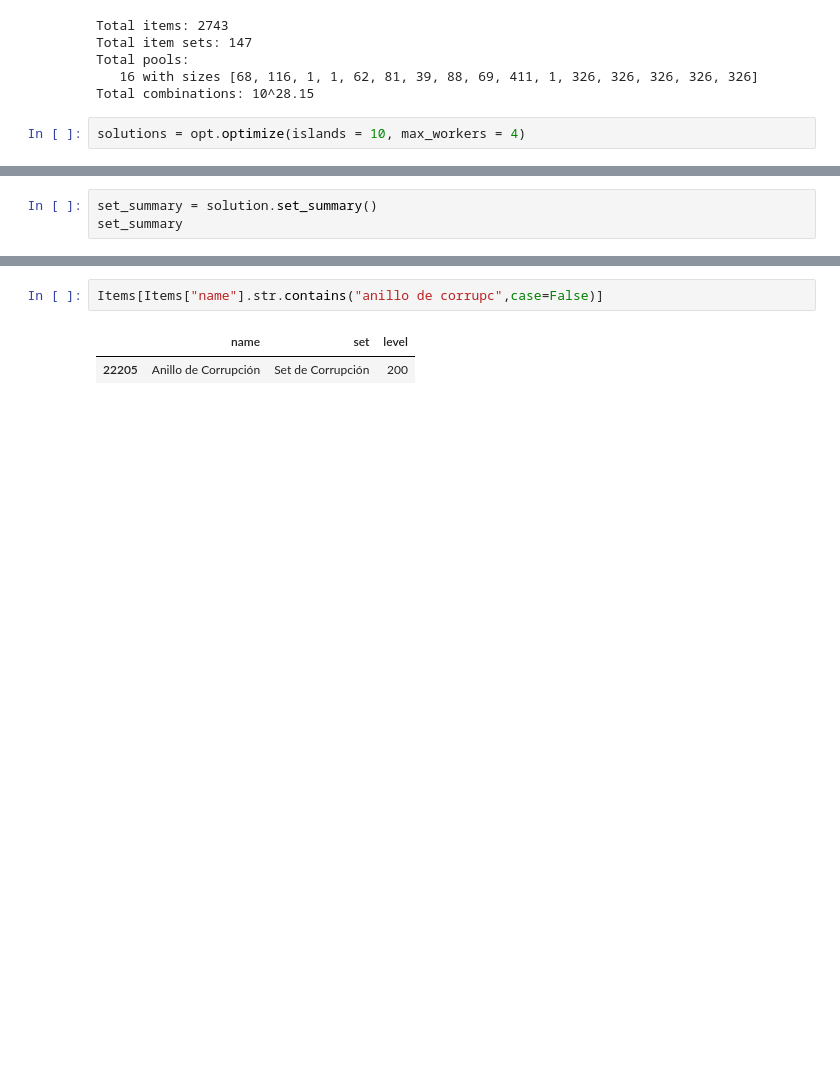
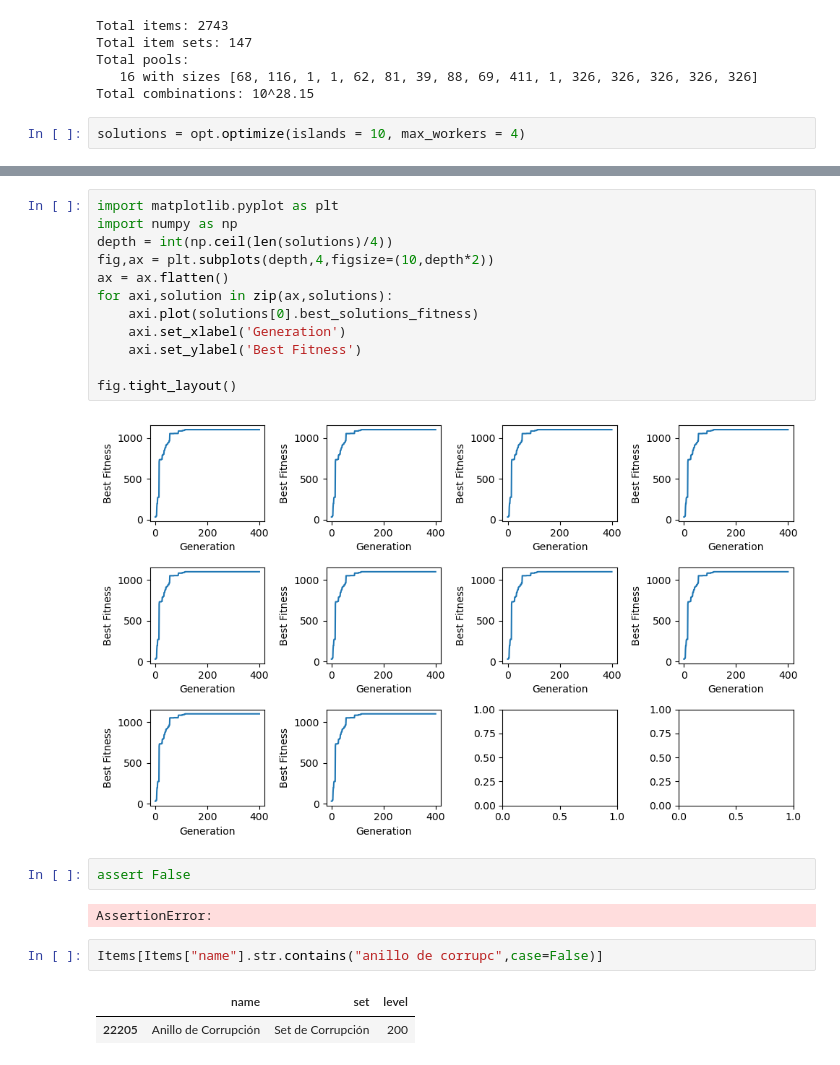
Before and after one commit to jdtibochab/dofus-set-optimizer, a Jupyter notebook: Optimize-Osa.ipynb, the cells around one changed output, grey strips where cells are left out. Saved outputs shown, nothing was run; the diff lists cells and outputs as text; blank space fills up the shorter version.

```diff
--- a/Optimize-Osa.ipynb
+++ b/Optimize-Osa.ipynb
@@ -225,3 +202,0 @@ solution.totals_summary(effect_descriptions).sort_values("description",ascending
-# %%
-set_summary = solution.set_summary()
-set_summary
@@ -258,3 +347,21 @@ AssertionError:
+# %%
+import matplotlib.pyplot as plt
+import numpy as np
+depth = int(np.ceil(len(solutions)/4))
+fig,ax = plt.subplots(depth,4,figsize=(10,depth*2))
+ax = ax.flatten()
+for axi,solution in zip(ax,solutions):
+    axi.plot(solutions[0].best_solutions_fitness)
+    axi.set_xlabel('Generation')
+    axi.set_ylabel('Best Fitness')
+
+fig.tight_layout()
+# %% [output]
+[figure, added]
+# %%
+assert False
+# %% [output]
+AssertionError:
 # %%
 Items[Items["name"].str.contains("anillo de corrupc",case=False)]
 # %% [output]
```
Also changed, not shown: parts of 11 cells of this notebook, 5 other files.
